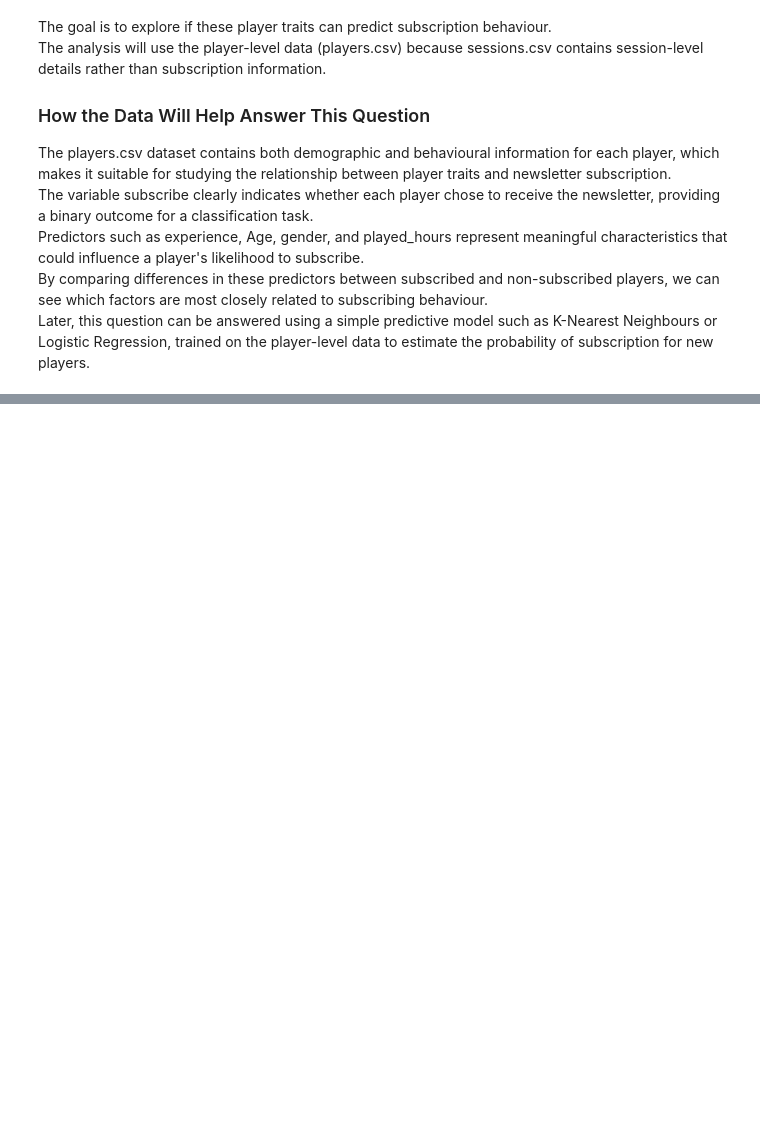
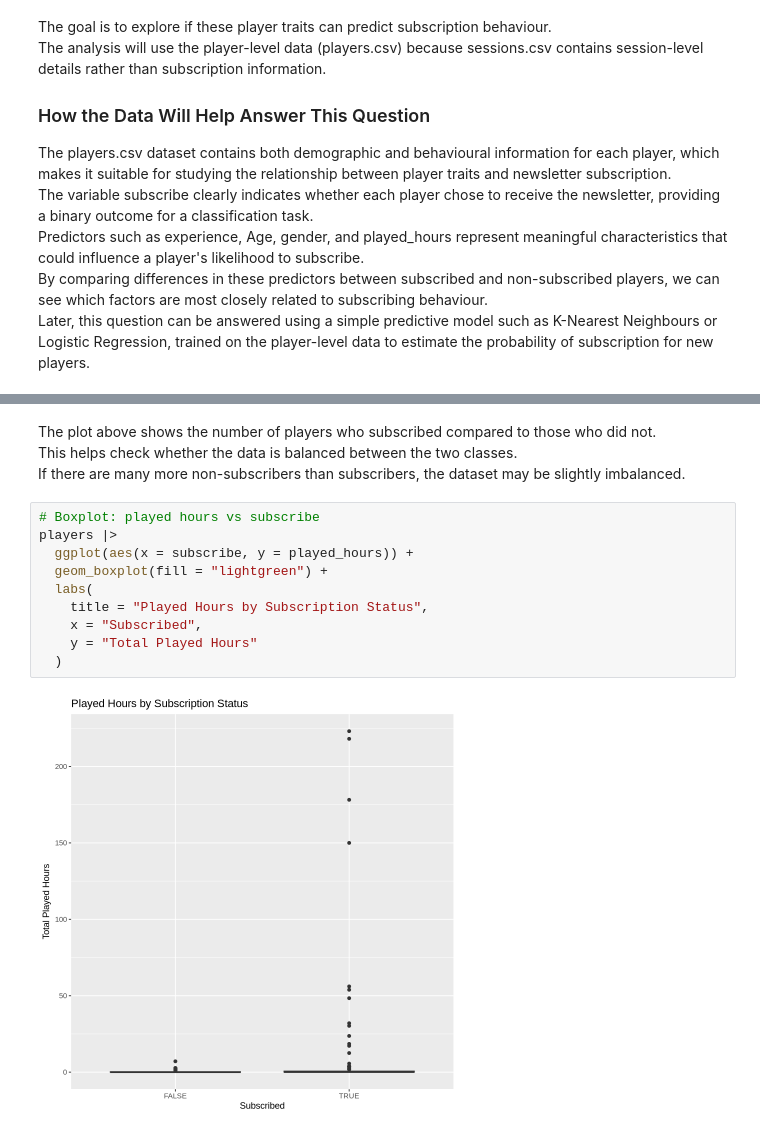
Before and after one commit to Dongwoothehutt/dsci1002025w1group25, a Jupyter notebook: projectmainnotebook.ipynb, the cells around one changed output, grey strips where cells are left out. Saved outputs shown, nothing was run; the diff lists cells and outputs as text; blank space fills up the shorter version.

```diff
--- a/projectmainnotebook.ipynb
+++ b/projectmainnotebook.ipynb
@@ -171,0 +189,16 @@ Later, this question can be answered using a simple predictive model such as K-N
+# %% [markdown]
+The plot above shows the number of players who subscribed compared to those who did not.
+This helps check whether the data is balanced between the two classes.
+If there are many more non-subscribers than subscribers, the dataset may be slightly imbalanced.
+# %%
+# Boxplot: played hours vs subscribe
+players |>
+  ggplot(aes(x = subscribe, y = played_hours)) +
+  geom_boxplot(fill = "lightgreen") +
+  labs(
+    title = "Played Hours by Subscription Status",
+    x = "Subscribed",
+    y = "Total Played Hours"
+  )
+# %% [output]
+[figure, added]
```
Also changed, not shown: parts of 3 cells of this notebook.
